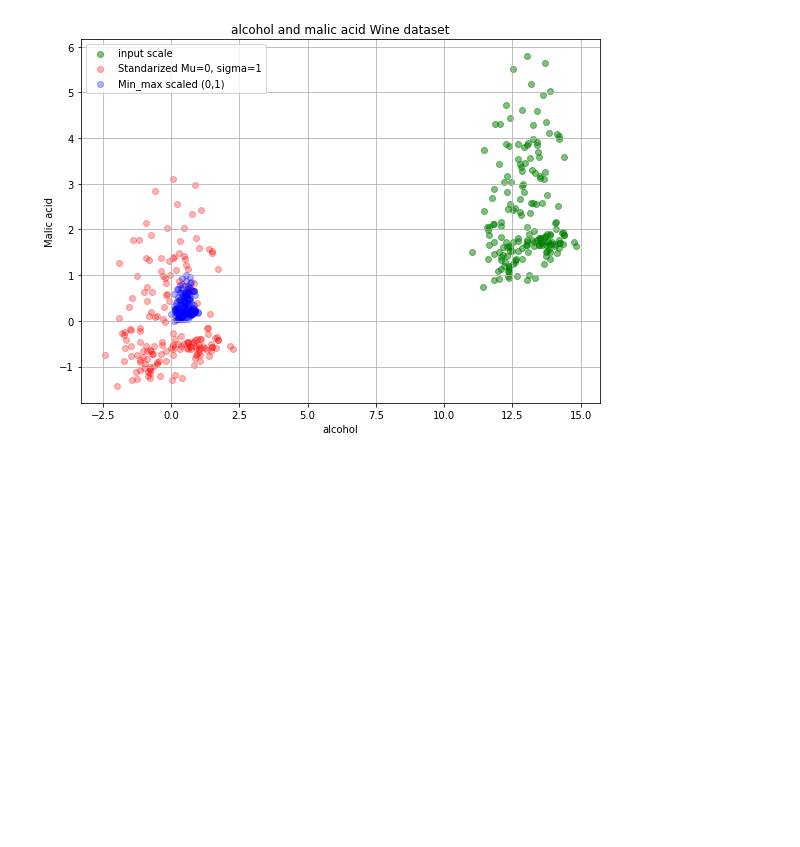
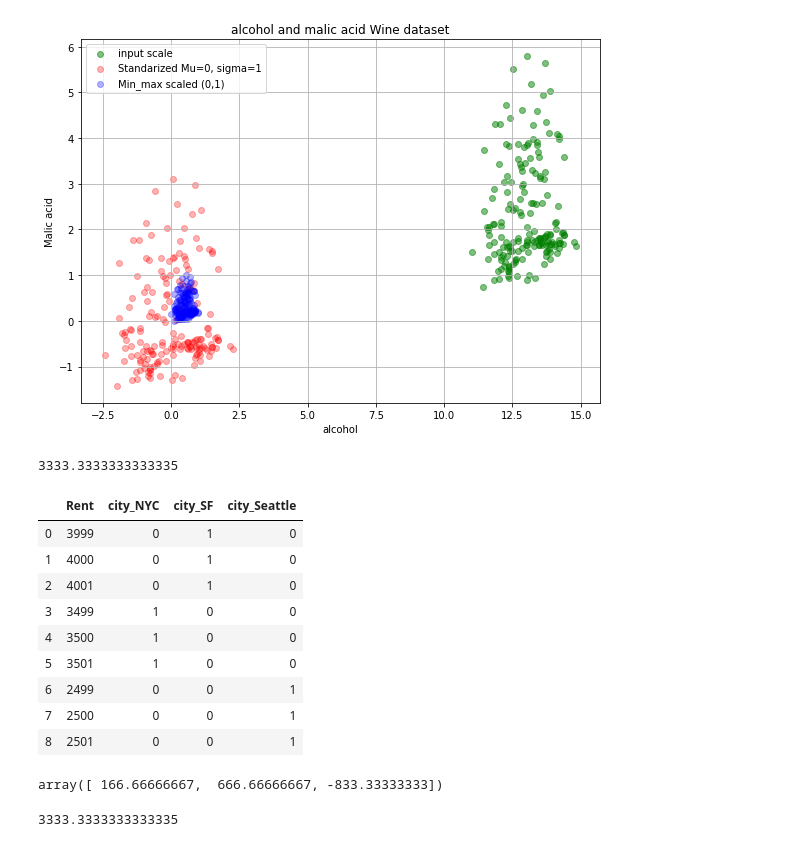
Before and after one commit to gonzalo71/TestGit, a Jupyter notebook: feature_engin.ipynb, the cells around one changed output. Saved outputs shown, nothing was run; the diff lists cells and outputs as text; code cells hidden in the pictures; blank space fills up the shorter version.

```diff
--- a/feature_engin.ipynb
+++ b/feature_engin.ipynb
@@ -76,3 +76,41 @@ X_wine = df.values[:,1:]
 y_wine = df.values[:,0]
 # %%
 X_train, X_test, y_train, y_test = train_test_split(X_wine,y_wine, test_size=0.30, random_state=12345)
+# %%
+#linear regresion on a categorical variable using one hot encoder and dummy code
+import pandas as pd
+from sklearn import linear_model
+# dataset rental prices in differentes citys
+
+df = pd.DataFrame({
+                'City': ['SF', 'SF', 'SF', 'NYC', 'NYC', 'NYC',
+                'Seattle', 'Seattle', 'Seattle'],
+                'Rent': [3999, 4000, 4001, 3499, 3500, 3501, 2499, 2500, 2501]
+})
+
+df.Rent.mean()
+# %% [output]
+3333.3333333333335
+# %%
+# convert categorical variables to one hot encoding and fit a lineal model
+one_hot_df = pd.get_dummies(df, prefix=["city"])
+one_hot_df
+# %% [output]
+|  | Rent | city_NYC | city_SF | city_Seattle |
+| 0 | 3999 | 0 | 1 | 0 |
+| 1 | 4000 | 0 | 1 | 0 |
+| 2 | 4001 | 0 | 1 | 0 |
+| 3 | 3499 | 1 | 0 | 0 |
+| 4 | 3500 | 1 | 0 | 0 |
+| 5 | 3501 | 1 | 0 | 0 |
+| 6 | 2499 | 0 | 0 | 1 |
+| 7 | 2500 | 0 | 0 | 1 |
+| 8 | 2501 | 0 | 0 | 1 |
+# %%
+from sklearn.linear_model import LinearRegression
+model = LinearRegression()
+model.fit(one_hot_df[["city_NYC","city_SF","city_Seattle"]], one_hot_df["Rent"])
+display (model.coef_ , model.intercept_)
+# %% [output]
+array([ 166.66666667,  666.66666667, -833.33333333])
+3333.3333333333335
```
